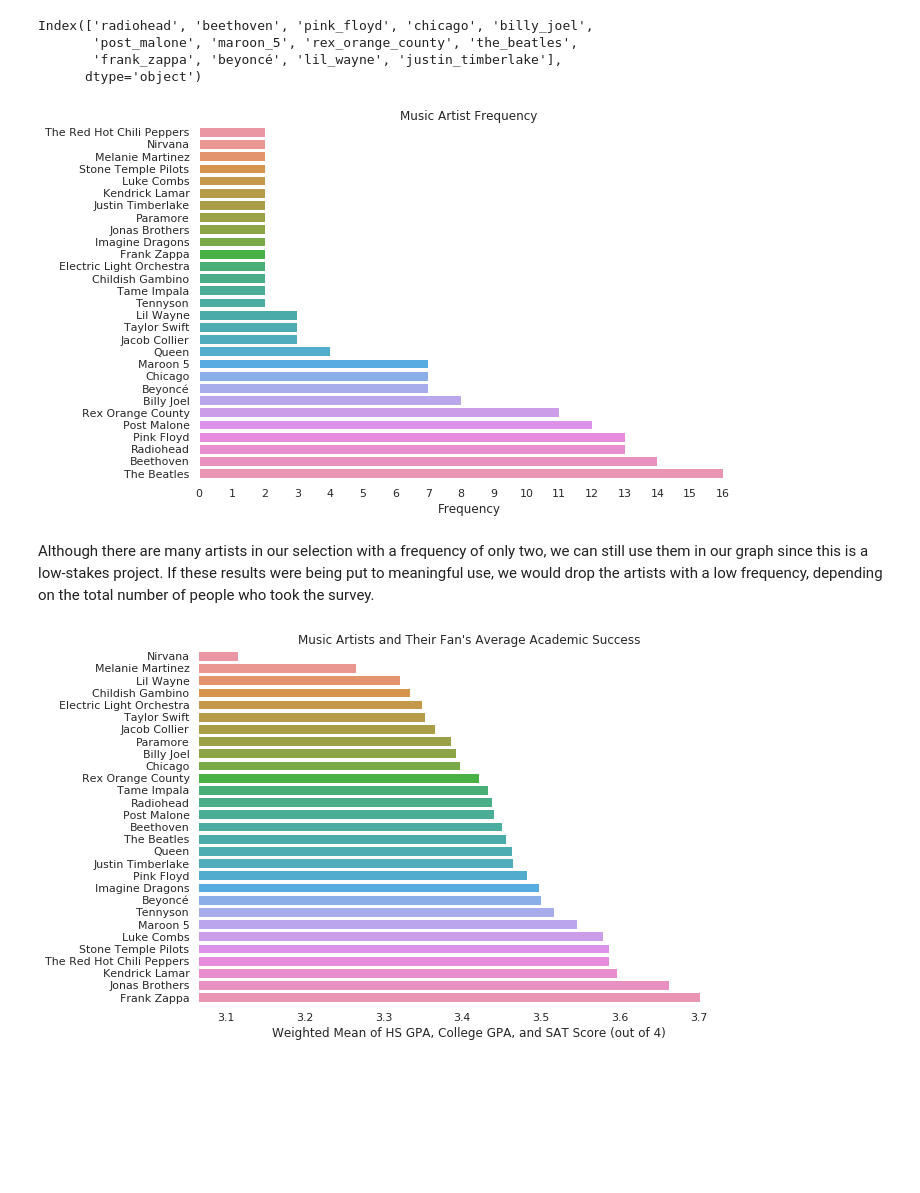
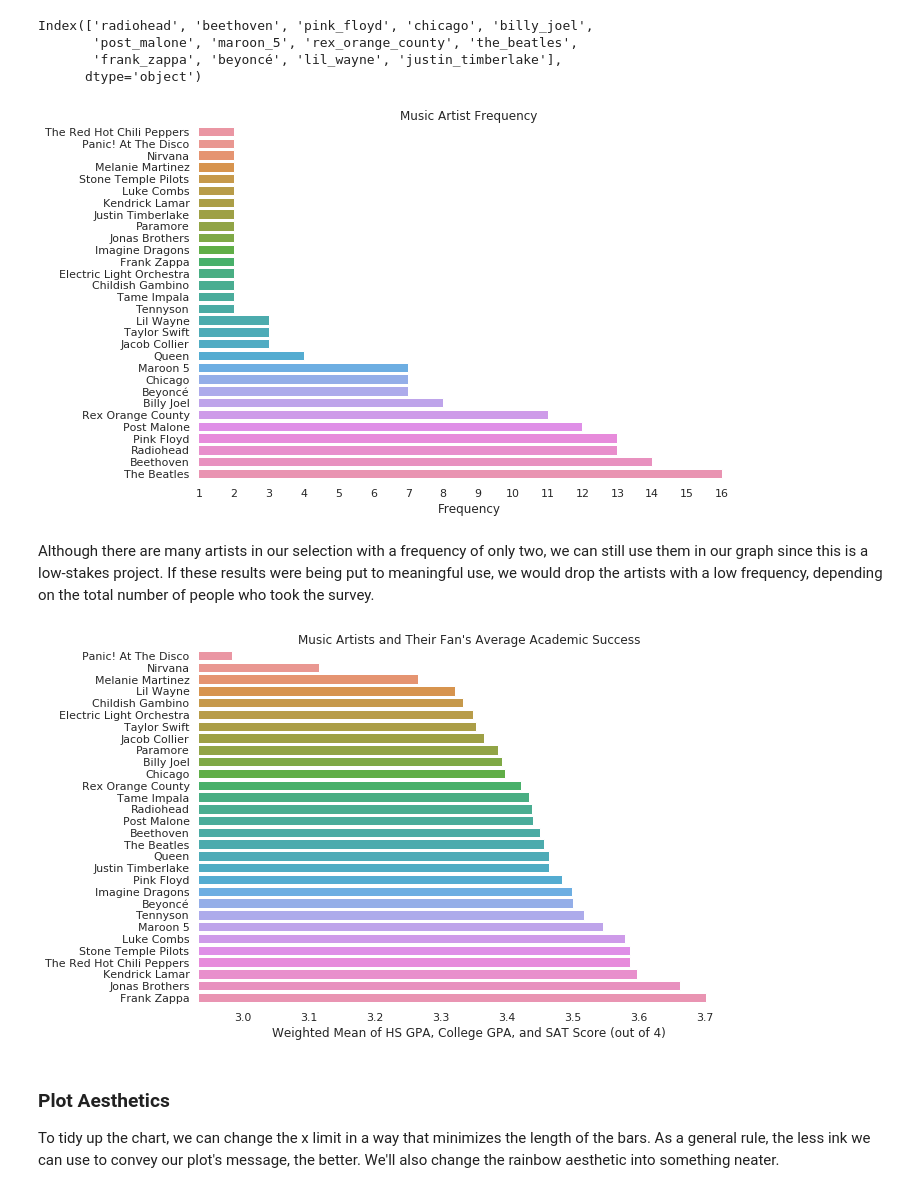
Before and after one commit to dennisfarmer/Factors-of-Academic-Success, a Jupyter notebook: eda_Music_Artists.ipynb, the cells around one changed output. Saved outputs shown, nothing was run; the diff lists cells and outputs as text; code cells hidden in the pictures; blank space fills up the shorter version.

```diff
--- a/eda_Music_Artists.ipynb
+++ b/eda_Music_Artists.ipynb
@@ -143,6 +143,7 @@ array(['i_don’t_have_a_preference_i_don’t_like_anything_specific',
       dtype=object)
 # %%
 fav_music_artists.rename(columns={'and_kanye_west':'kanye_west',
+                                  'panic_at_the_disco':'panic_at_the_disco', # fix to :'panic!_at_the_disco' with df.any()
                                   'i_don’t_have_a_preference_i_don’t_like_anything_specific':'',
                                   'none_of_my_playlists_have_a_theme_i_listen_to_everything_except_screamo':'',
                                   'i_have_none':'',
@@ -169,7 +173,10 @@ zappa
 #No preexisting 'frank_zappa', so no need to combine
 #fav_music_artists['frank_zappa'] = fav_music_artists[['frank_zappa', 'zappa']].any(axis=1)
 fav_music_artists.rename(columns={'zappa':'frank_zappa'}, inplace=True)
+
+fav_music_artists['panic!_at_the_disco'] = fav_music_artists[['panic!_at_the_disco', 'panic_at_the_disco']].any(axis=1)
 # %%
+fav_music_artists.drop('panic_at_the_disco', axis=1, inplace=True)
 fav_music_artists.drop("", axis=1, inplace=True)
 # %%
 def get_avg_i_scores(dataframe, dummy):
@@ -237,20 +244,20 @@ music_artists = music_artists[np.unique(
 # %%
 data = pd.DataFrame(music_artists.sum().sort_values(ascending=True)).reset_index(level=0)
 data.columns = ["artist_name", "frequency"]
 
 fig, ax = plt.subplots(figsize=figsize)
 sns.barplot(ax=ax, data=data, x='frequency', y='artist_name')
 sns.despine(left=True, bottom=True)
 
-ax.set(title='Music Artist Frequency', xlim=(0,data['frequency'].max() + .5), ylabel='', xlabel="Frequency")
+ax.set(title='Music Artist Frequency', xlim=(1,data['frequency'].max() + .5), ylabel='', xlabel="Frequency")
 
 plt.grid(False)
-plt.xticks(np.arange(0,data['frequency'].max()+1,1))
+plt.xticks(np.arange(1,data['frequency'].max()+1,1))
 plt.yticks(np.arange(data.shape[0]), data['artist_name'].str.replace('_',' ').str.title())
 plt.savefig("Graphs/Frequency_music_artists.png")
 plt.show()
 # %% [output]
-[figure, old version]
+[figure, new version]
 # %% [markdown]
 Although there are many artists in our selection with a frequency of only two, we can still use them in our graph since this is a low-stakes project. If these results were being put to meaningful use, we would drop the artists with a low frequency, depending on the total number of people who took the survey.
 # %%
@@ -269,4 +276,7 @@ plt.yticks(np.arange(data.shape[0]), data['artist_name'].str.replace('_',' ').st
 plt.savefig("Graphs/FOAS_MusicArtists.png")
 plt.show()
 # %% [output]
-[figure, old version]
+[figure, new version]
+# %% [markdown]
+### Plot Aesthetics
+To tidy up the chart, we can change the x limit in a way that minimizes the length of the bars. As a general rule, the less ink we can use to convey our plot's message, the better. We'll also change the rainbow aesthetic into something neater.
```
Also changed, not shown: parts of 15 cells of this notebook, 5 other files.
